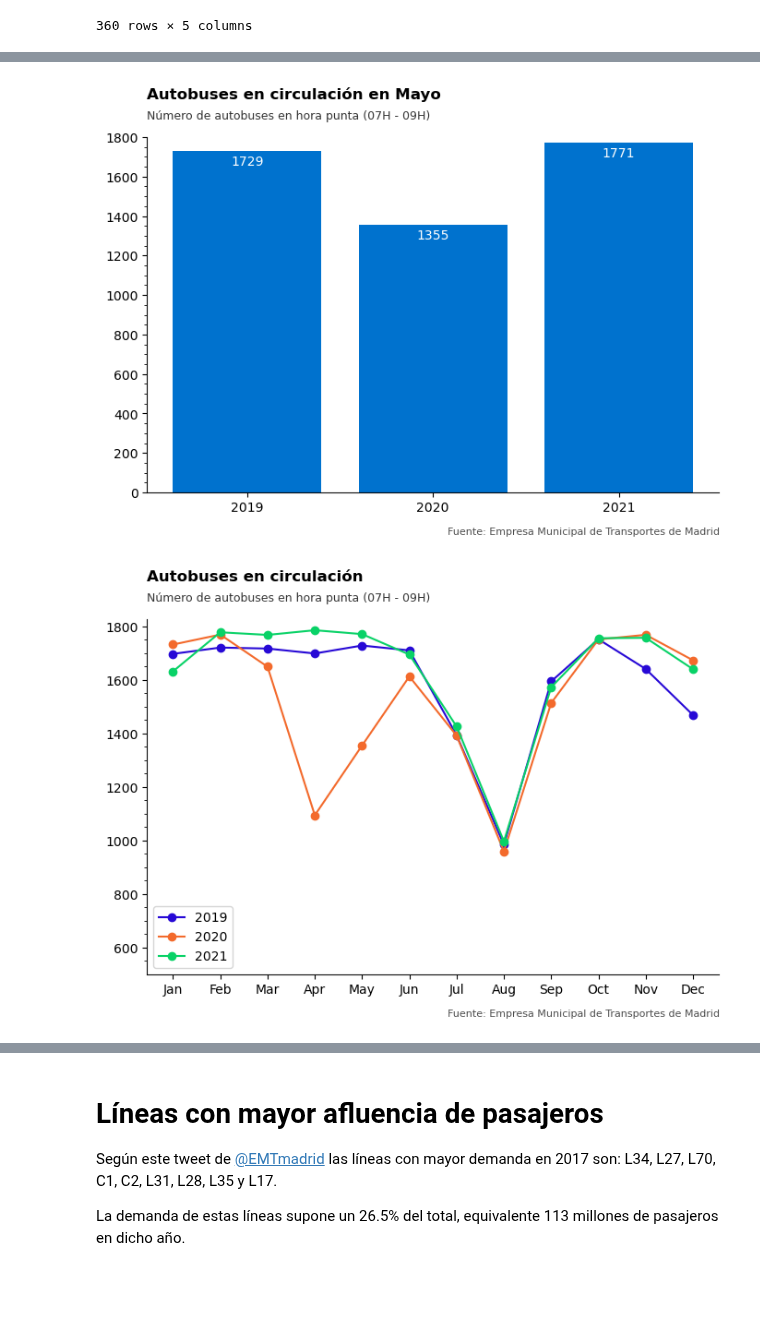
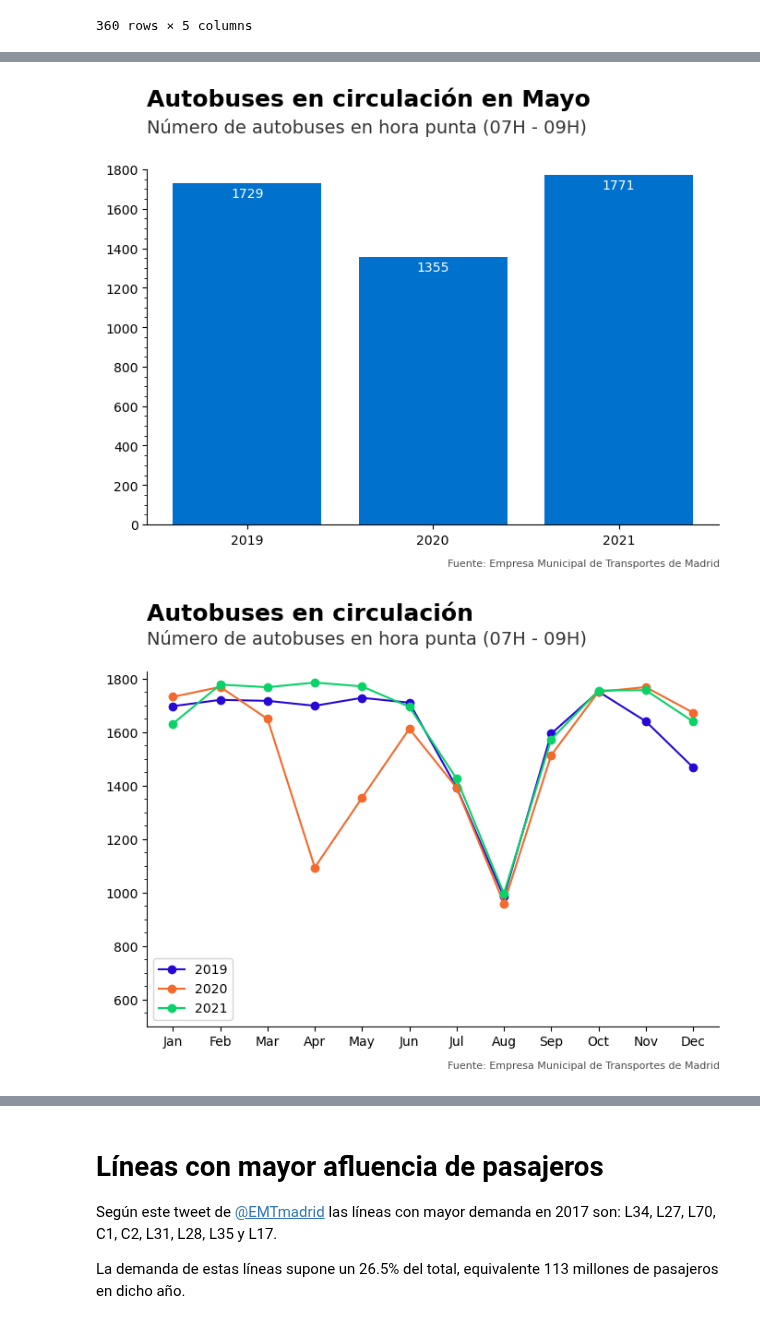
Before and after one commit to nacholopex/emt_madrid, a Jupyter notebook: 2022_emt_evolucion.ipynb, the cells around one changed output, grey strips where cells are left out. Saved outputs shown, nothing was run; the diff lists cells and outputs as text; code cells hidden in the pictures; blank space fills up the shorter version.

```diff
--- a/2022_emt_evolucion.ipynb
+++ b/2022_emt_evolucion.ipynb
@@ -11,8 +11,6 @@ import matplotlib.pyplot as plt
 import re
 # import locale
 # locale.setlocale(locale.LC_TIME, "es_ES")
-# %%
-plt.style.use('fivethirtyeight')
 # %%
 oferta = pd.read_pickle('./datos/output/pickles/oferta_diaria_media.pickle')
 # %%
@@ -162,46 +190,41 @@ oferta_ymf.sort_values(by=['coches_mes_dia'],ascending=False)
 # %%
 from matplotlib.ticker import (AutoMinorLocator)
 # %%
-from re import A
-
-
 fig, ax = plt.subplots(figsize=(8, 5),dpi=100)
 ax.spines.right.set_visible(False)
 ax.spines.top.set_visible(False)
 
-COLORES_CORPORATIVOS = ['#0072CE','#E31C79','#00968F','#D9C756','#FE5000','#B1B3B3']
+
 DATA = oferta.loc[(oferta['IDFranja']=='HoraPunta')&(oferta['month']==5),['IDFranja','month','year','coches_mes_dia']].drop_duplicates().set_index(['year'])['coches_mes_dia']
 
 bars = ax.bar(range(2019,2022),DATA,label=range(2019,2022),color=COLORES_CORPORATIVOS[0])
 
 ax.set_xticks(range(2019,2022))
 ax.set_yticks(range(0,1800,200),minor=True)
 ax.yaxis.set_minor_locator(AutoMinorLocator())
 ax.set_ylim(0,1800)
 
-ax.set_title('Autobuses en circulación en Mayo',loc='left',size=12,pad=30,weight='bold')
+ax.set_title('Autobuses en circulación en Mayo',loc='left',size=18,pad=50,weight='bold')
 # Add in title and subtitle
-ax.text(x=.125, y=.92,
+ax.text(x=.125, y=0.96,
         s="Número de autobuses en hora punta (07H - 09H)",
         transform=fig.transFigure,
         ha='left',
-        fontsize=9,
+        fontsize=14,
         alpha=.8)
 # Set source text
 ax.text(x=.532, y=0.02,
         s="""Fuente: Empresa Municipal de Transportes de Madrid""",
         transform=fig.transFigure,
         ha='left',
         fontsize=8,
         alpha=.7)
 ax.bar_label(bars,padding=-13,color='white',fmt='%.0f')
 ax.plot()
-fig.savefig(fname='images/autobueses_circulación_mayo.png')
+fig.savefig(fname='images/autobueses_circulación_mayo.png', bbox_inches='tight')
 # %% [output]
-[figure, old version]
+[figure, new version]
 # %%
-COLORES = ['#2709d6','#f36a2c','#09d267']
-
 fig, ax = plt.subplots(figsize=(8, 5),dpi=100)
 for i_color,year in enumerate(range(2019,2022)):
     ax.plot(oferta.loc[(oferta['IDFranja']=='HoraPunta')&(oferta['year']==year),['IDFranja','month','year','coches_mes_dia']].drop_duplicates().set_index(['month'])[['coches_mes_dia']],'-o',label=str(year),color=COLORES[i_color])
@@ -214,13 +237,14 @@ ax.yaxis.set_minor_locator(AutoMinorLocator())
 
 ax.set_xticks(range(1,13))
 ax.set_xticklabels(pd.date_range('2022-01-01','2022-12-31',freq='MS').strftime("%b").tolist())
-ax.set_title('Autobuses en circulación',loc='left',size=12,pad=30,weight='bold')
+
 # Add in title and subtitle
-ax.text(x=.125, y=.92,
+ax.set_title('Autobuses en circulación',loc='left',size=18,pad=40,weight='bold')
+ax.text(x=.125, y=.94,
         s="Número de autobuses en hora punta (07H - 09H)",
         transform=fig.transFigure,
         ha='left',
-        fontsize=9,
+        fontsize=14,
         alpha=.8)
 # Set source text
 ax.text(x=.532, y=0.02,
@@ -232,6 +256,6 @@ ax.text(x=.532, y=0.02,
 
 ax.legend()
 ax.plot()
-fig.savefig(fname='images/autobueses_circulación.png')
+fig.savefig(fname='images/autobueses_circulación.png',bbox_inches='tight')
 # %% [output]
-[figure, old version]
+[figure, new version]
```
Also changed, not shown: parts of 8 cells of this notebook, 3 other files.
